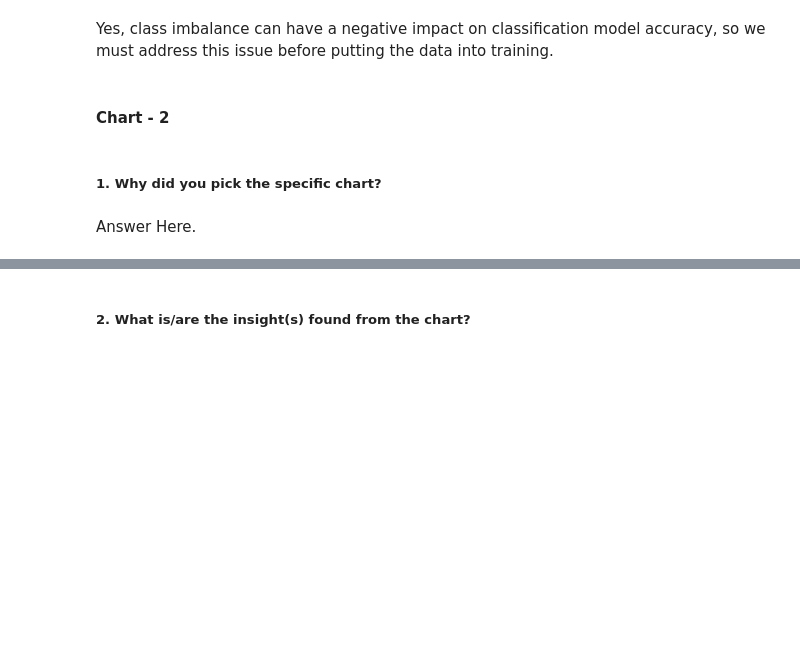
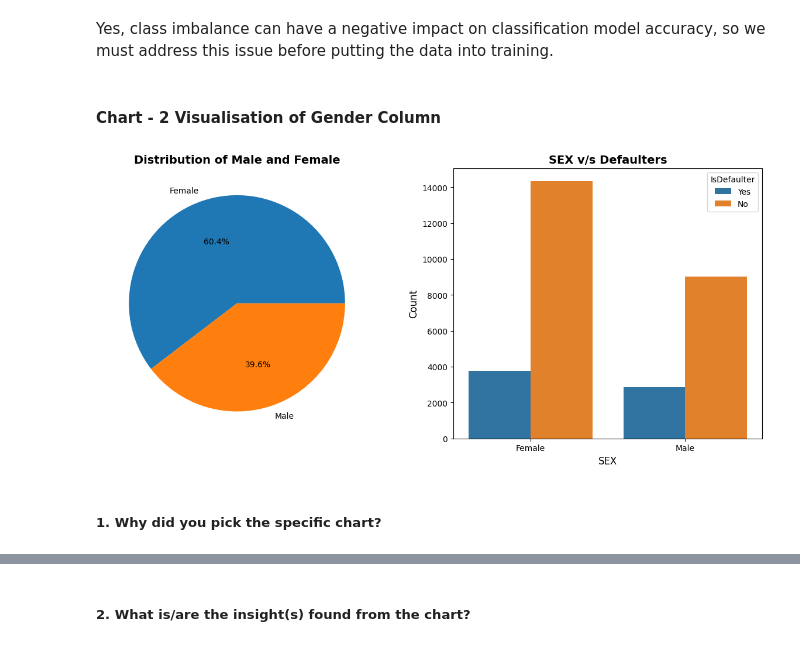
Before and after one commit to sabitendu/Capstone-Project-on-Credit-Card-Default-Predictiion, a Jupyter notebook: credit_card_default_prediction.ipynb, the cells around one changed output, grey strips where cells are left out. Saved outputs shown, nothing was run; the diff lists cells and outputs as text; code cells hidden in the pictures; blank space fills up the shorter version.

```diff
--- a/credit_card_default_prediction.ipynb
+++ b/credit_card_default_prediction.ipynb
@@ -407,4 +405,4 @@ Are there any insights that lead to negative growth? Justify with specific reaso
 # %% [markdown]
 Yes, class imbalance can have a negative impact on classification model accuracy, so we must address this issue before putting the data into training.
 # %% [markdown]
-#### Chart - 2
+#### **Chart - 2 Visualisation of Gender Column**
@@ -413,4 +409,15 @@ Yes, class imbalance can have a negative impact on classification model accuracy
+# %%
+fig,ax=plt.subplots(1,2,figsize=(15,6))
+#univariate analysis-distribution of male female ratio
+ax[0].pie(x=df_credit['SEX'].value_counts(),labels=['Female','Male'],autopct='%1.1f%%')
+ax[0].set_title('Distribution of Male and Female',fontsize=14,fontweight='bold')
+#bivariate analysis -Defaulter and Non-Defaulter distribution between male and female
+sns.countplot(x = 'SEX',hue = 'IsDefaulter',data = df_credit,ax=ax[1])
+ax[1].set_title('SEX v/s Defaulters', fontsize = 14, fontweight = 'bold')
+ax[1].set_xlabel('SEX',fontsize = 12)
+ax[1].set_ylabel('Count',fontsize=12)
+plt.show()
+# %% [output]
+[figure, added]
 # %% [markdown]
 ##### 1. Why did you pick the specific chart?
-# %% [markdown]
-Answer Here.
```
Also changed, not shown: parts of 89 cells of this notebook.
